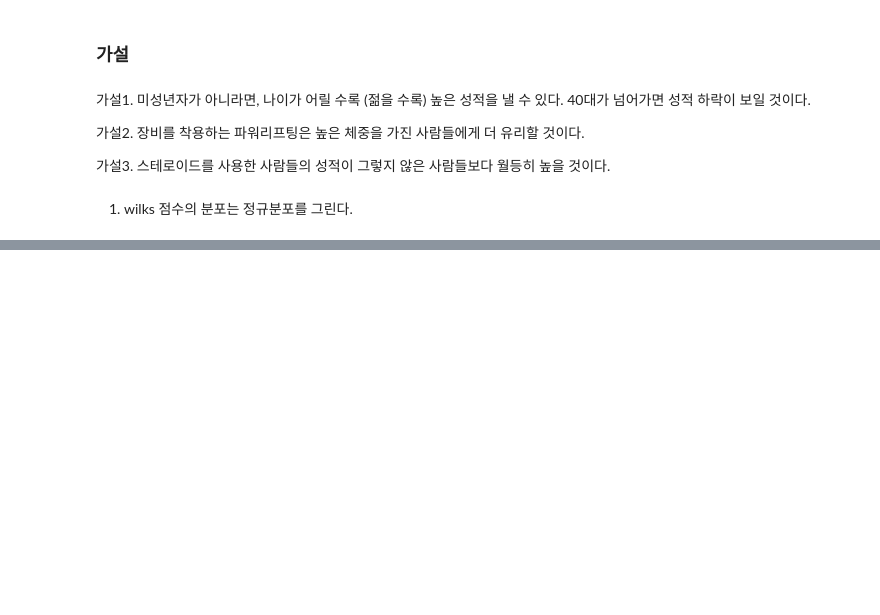
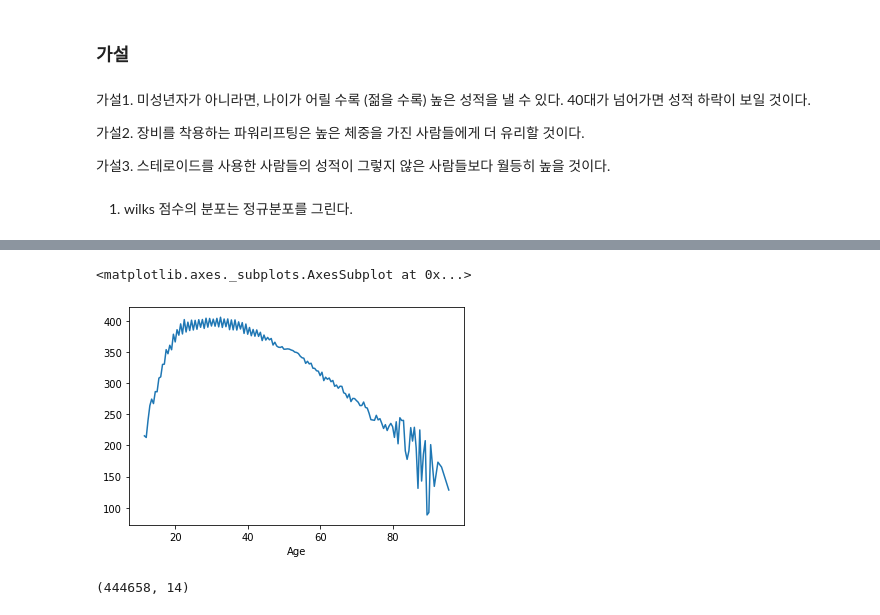
Before and after one commit to sbtmsk/Project2, a Jupyter notebook: AI_15_유재현_section2_project.ipynb, the cells around one changed output, grey strips where cells are left out. Cells and saved outputs as stored; diff of their text form; code cells hidden in the pictures; blank space fills up the shorter version.

```diff
--- a/AI_15_유재현_section2_project.ipynb
+++ b/AI_15_유재현_section2_project.ipynb
@@ -282,2 +318,12 @@ Text(0.5, 1.0, 'Wilks Distribution')
+# %%
+DF.groupby('Age')['Wilks'].mean().plot()
+#plt.ylabel('Wilk Score')
+# %% [output]
+<matplotlib.axes._subplots.AxesSubplot at 0x...>
+[figure, added]
+# %%
+DF.shape
+# %% [output]
+(444658, 14)
 # %%
 DF
```
Also changed, not shown: parts of 96 cells of this notebook.
